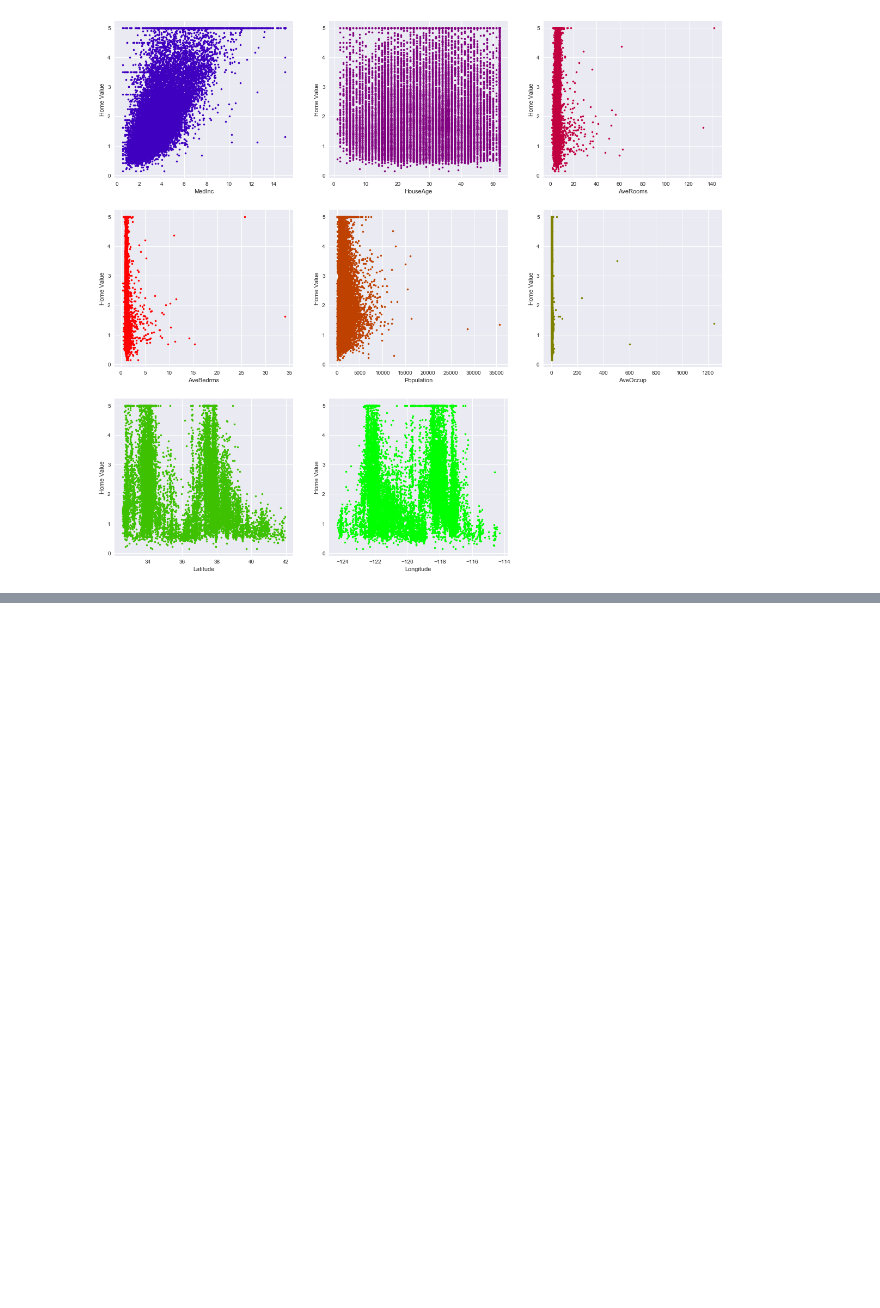
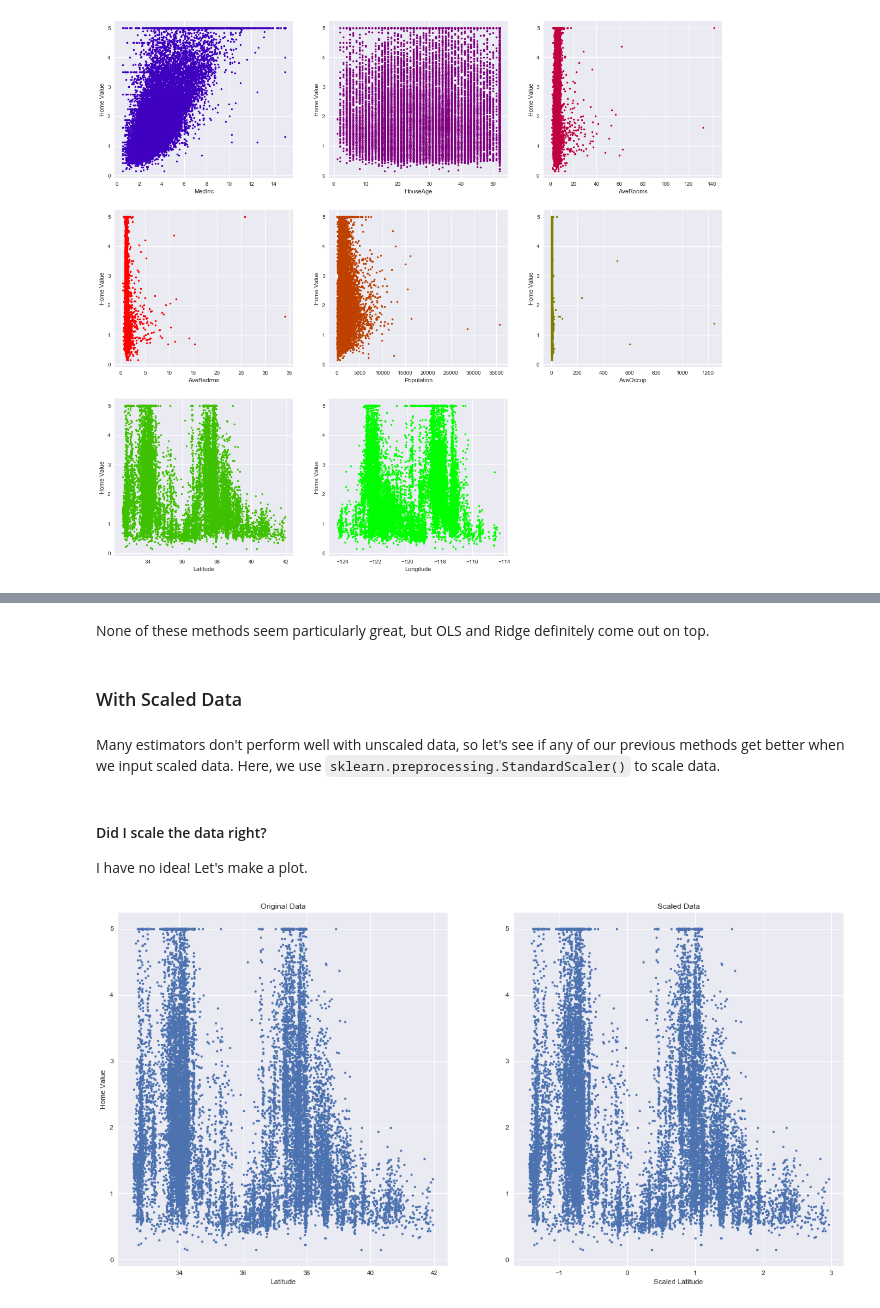
Before and after one commit to OSUScientificComputing464/project-two-colbertz2, a Jupyter notebook: part1.ipynb, the cells around one changed output, grey strips where cells are left out. Saved outputs shown, nothing was run; the diff lists cells and outputs as text; code cells hidden in the pictures; blank space fills up the shorter version.

Commit message:
Part 1.c complete.
Did some work with sklearn to evaluate different regression estimators on
scaled and unscaled data.

```diff
--- a/part1.ipynb
+++ b/part1.ipynb
@@ -115,0 +166,35 @@ for col in data.columns:
+# %% [markdown]
+None of these methods seem particularly great, but OLS and Ridge definitely come out on top.
+# %% [markdown]
+### With Scaled Data
+# %% [markdown]
+Many estimators don't perform well with unscaled data, so let's see if any of our previous methods get better when we input scaled data. Here, we use `sklearn.preprocessing.StandardScaler()` to scale data.
+# %%
+import sklearn.preprocessing as prep
+
+scaler = prep.StandardScaler()
+scaler.fit(data)
+scaled_data = scaler.transform(data)
+# %% [markdown]
+#### Did I scale the data right?
+I have no idea! Let's make a plot.
+# %%
+plt.figure(3, figsize = (20, 10))
+
+plt.subplot(121)
+plt.title("Original Data")
+plt.xlabel("Latitude")
+plt.ylabel("Home Value")
+plt.plot(data['Latitude'], target, '.')
+
+pd_scaled_data = pd.DataFrame(scaled_data,
+                              columns = d.feature_names)
+
+plt.subplot(122)
+plt.title("Scaled Data")
+plt.xlabel("Scaled Latitude")
+plt.plot(pd_scaled_data['Latitude'], target, '.')
+
+plt.show()
+# %% [output]
+[figure, added]
```
Also changed, not shown: parts of 24 cells of this notebook.
